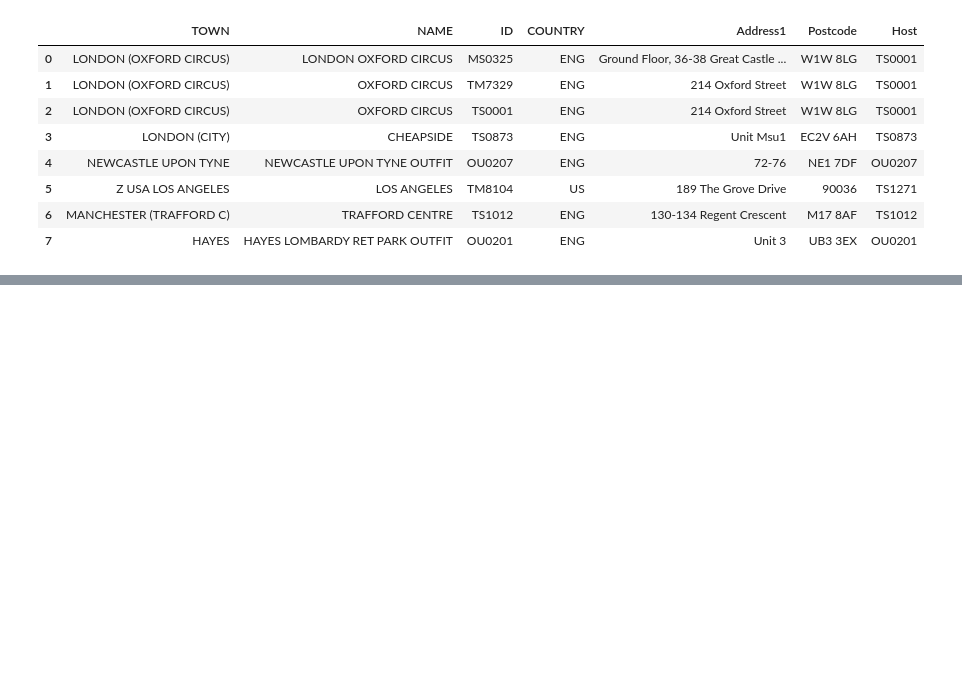
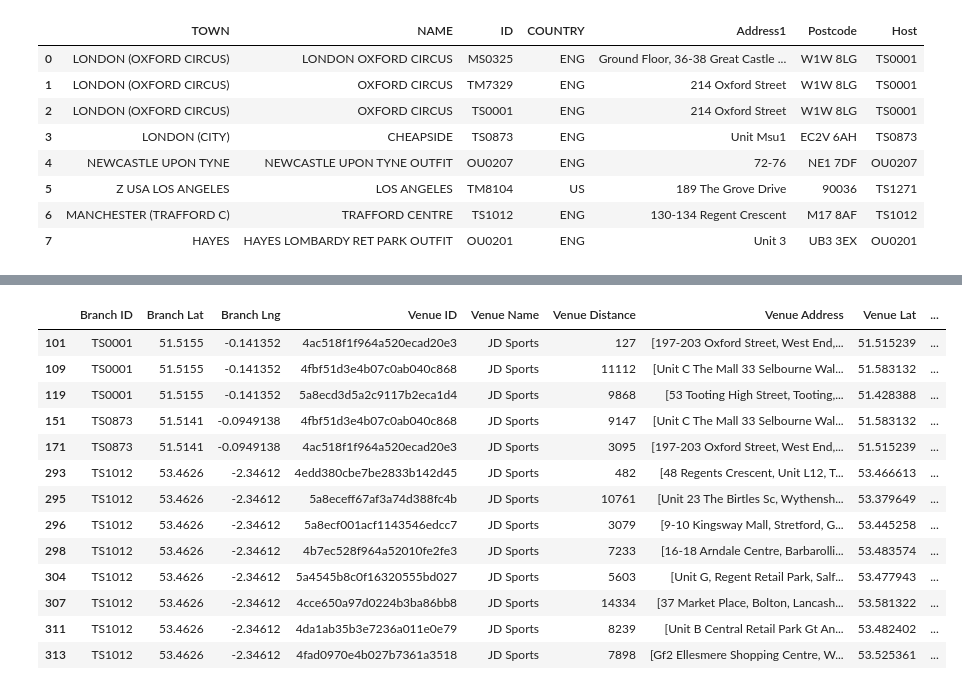
Before and after one commit to ninjananjo/Clothing-Store-Competition, a Jupyter notebook: JD Sports Proximity.ipynb, the cells around one changed output, grey strips where cells are left out. Cells and saved outputs as stored; diff of their text form; code cells hidden in the pictures; blank space fills up the shorter version.

```diff
--- a/JD Sports Proximity.ipynb
+++ b/JD Sports Proximity.ipynb
@@ -215,0 +226,17 @@ jdsports
+# %%
+df_map
+# %% [output]
+|  | Branch ID | Branch Lat | Branch Lng | Venue ID | Venue Name | Venue Distance | Venue Address | Venue Lat | ... |
+| 101 | TS0001 | 51.5155 | -0.141352 | 4ac518f1f964a520ecad20e3 | JD Sports | 127 | [197-203 Oxford Street, West End,... | 51.515239 | ... |
+| 109 | TS0001 | 51.5155 | -0.141352 | 4fbf51d3e4b07c0ab040c868 | JD Sports | 11112 | [Unit C The Mall 33 Selbourne Wal... | 51.583132 | ... |
+| 119 | TS0001 | 51.5155 | -0.141352 | 5a8ecd3d5a2c9117b2eca1d4 | JD Sports | 9868 | [53 Tooting High Street, Tooting,... | 51.428388 | ... |
+| 151 | TS0873 | 51.5141 | -0.0949138 | 4fbf51d3e4b07c0ab040c868 | JD Sports | 9147 | [Unit C The Mall 33 Selbourne Wal... | 51.583132 | ... |
+| 171 | TS0873 | 51.5141 | -0.0949138 | 4ac518f1f964a520ecad20e3 | JD Sports | 3095 | [197-203 Oxford Street, West End,... | 51.515239 | ... |
+| 293 | TS1012 | 53.4626 | -2.34612 | 4edd380cbe7be2833b142d45 | JD Sports | 482 | [48 Regents Crescent, Unit L12, T... | 53.466613 | ... |
+| 295 | TS1012 | 53.4626 | -2.34612 | 5a8eceff67af3a74d388fc4b | JD Sports | 10761 | [Unit 23 The Birtles Sc, Wythensh... | 53.379649 | ... |
+| 296 | TS1012 | 53.4626 | -2.34612 | 5a8ecf001acf1143546edcc7 | JD Sports | 3079 | [9-10 Kingsway Mall, Stretford, G... | 53.445258 | ... |
+| 298 | TS1012 | 53.4626 | -2.34612 | 4b7ec528f964a52010fe2fe3 | JD Sports | 7233 | [16-18 Arndale Centre, Barbarolli... | 53.483574 | ... |
+| 304 | TS1012 | 53.4626 | -2.34612 | 5a4545b8c0f16320555bd027 | JD Sports | 5603 | [Unit G, Regent Retail Park, Salf... | 53.477943 | ... |
+| 307 | TS1012 | 53.4626 | -2.34612 | 4cce650a97d0224b3ba86bb8 | JD Sports | 14334 | [37 Market Place, Bolton, Lancash... | 53.581322 | ... |
+| 311 | TS1012 | 53.4626 | -2.34612 | 4da1ab35b3e7236a011e0e79 | JD Sports | 8239 | [Unit B Central Retail Park Gt An... | 53.482402 | ... |
+| 313 | TS1012 | 53.4626 | -2.34612 | 4fad0970e4b027b7361a3518 | JD Sports | 7898 | [Gf2 Ellesmere Shopping Centre, W... | 53.525361 | ... |
```
Also changed, not shown: parts of 8 cells of this notebook.
